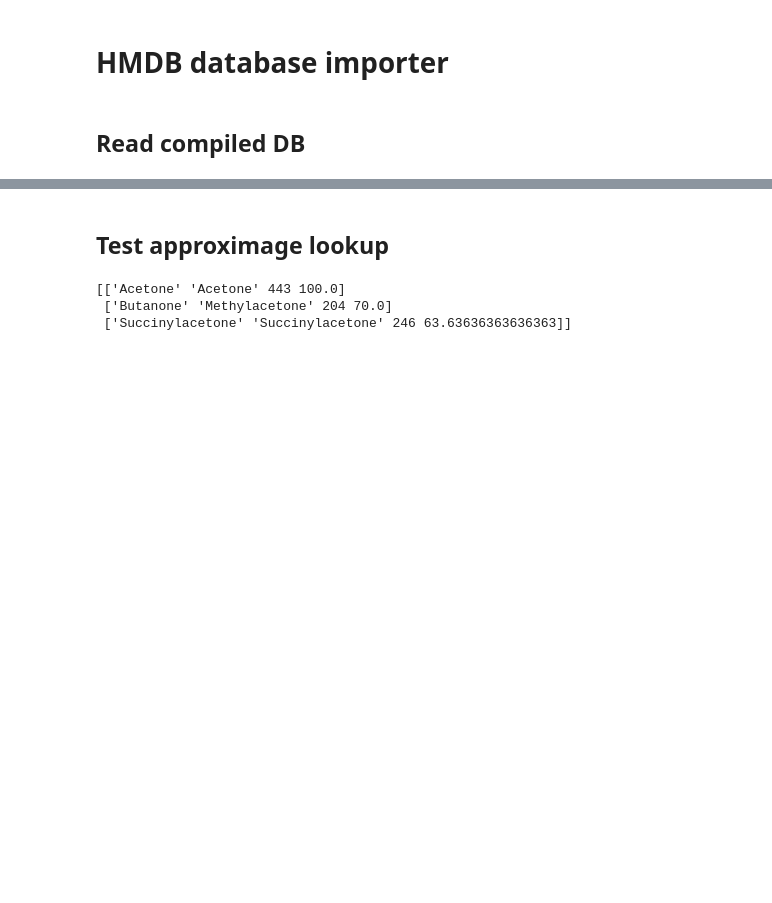
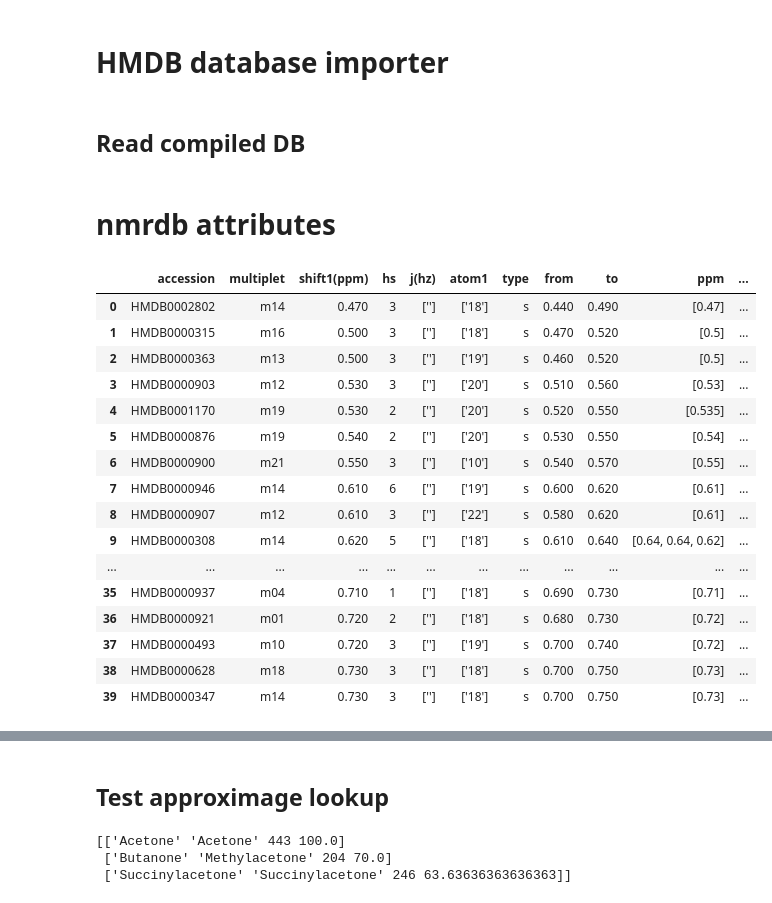
Before and after one commit to phenological/hmdb_utils, a Jupyter notebook: test_HMDB.ipynb, the cells around one changed output, grey strips where cells are left out. Drawn from its saved outputs; the diff is of its cells as text; code cells hidden in the pictures; blank space fills up the shorter version.

```diff
--- a/test_HMDB.ipynb
+++ b/test_HMDB.ipynb
@@ -34,3 +34,25 @@ nmrdb['heights'] = nmrdb['heights'].apply(lambda x: h_converter(x))
 df['synonyms'] = df['synonyms'].apply(lambda x: ast.literal_eval(x))
 df['synonyms_cat'] = df['name'] + " " + df['synonyms'].str.join('')
 df['synonyms_cat'] = df['synonyms_cat'].str.lower()
+# %% [markdown]
+# nmrdb attributes
+# %%
+nmrdb.head(40)
+# %% [output]
+|  | accession | multiplet | shift1(ppm) | hs | j(hz) | atom1 | type | from | to | ppm | ... |
+| 0 | HMDB0002802 | m14 | 0.470 | 3 | [''] | ['18'] | s | 0.440 | 0.490 | [0.47] | ... |
+| 1 | HMDB0000315 | m16 | 0.500 | 3 | [''] | ['18'] | s | 0.470 | 0.520 | [0.5] | ... |
+| 2 | HMDB0000363 | m13 | 0.500 | 3 | [''] | ['19'] | s | 0.460 | 0.520 | [0.5] | ... |
+| 3 | HMDB0000903 | m12 | 0.530 | 3 | [''] | ['20'] | s | 0.510 | 0.560 | [0.53] | ... |
+| 4 | HMDB0001170 | m19 | 0.530 | 2 | [''] | ['20'] | s | 0.520 | 0.550 | [0.535] | ... |
+| 5 | HMDB0000876 | m19 | 0.540 | 2 | [''] | ['20'] | s | 0.530 | 0.550 | [0.54] | ... |
+| 6 | HMDB0000900 | m21 | 0.550 | 3 | [''] | ['10'] | s | 0.540 | 0.570 | [0.55] | ... |
+| 7 | HMDB0000946 | m14 | 0.610 | 6 | [''] | ['19'] | s | 0.600 | 0.620 | [0.61] | ... |
+| 8 | HMDB0000907 | m12 | 0.610 | 3 | [''] | ['22'] | s | 0.580 | 0.620 | [0.61] | ... |
+| 9 | HMDB0000308 | m14 | 0.620 | 5 | [''] | ['18'] | s | 0.610 | 0.640 | [0.64, 0.64, 0.62] | ... |
+| ... | ... | ... | ... | ... | ... | ... | ... | ... | ... | ... | ... |
+| 35 | HMDB0000937 | m04 | 0.710 | 1 | [''] | ['18'] | s | 0.690 | 0.730 | [0.71] | ... |
+| 36 | HMDB0000921 | m01 | 0.720 | 2 | [''] | ['18'] | s | 0.680 | 0.730 | [0.72] | ... |
+| 37 | HMDB0000493 | m10 | 0.720 | 3 | [''] | ['19'] | s | 0.700 | 0.740 | [0.72] | ... |
+| 38 | HMDB0000628 | m18 | 0.730 | 3 | [''] | ['18'] | s | 0.700 | 0.750 | [0.73] | ... |
+| 39 | HMDB0000347 | m14 | 0.730 | 3 | [''] | ['18'] | s | 0.700 | 0.750 | [0.73] | ... |
```
Also changed, not shown: parts of 6 cells of this notebook, 1 other file.
